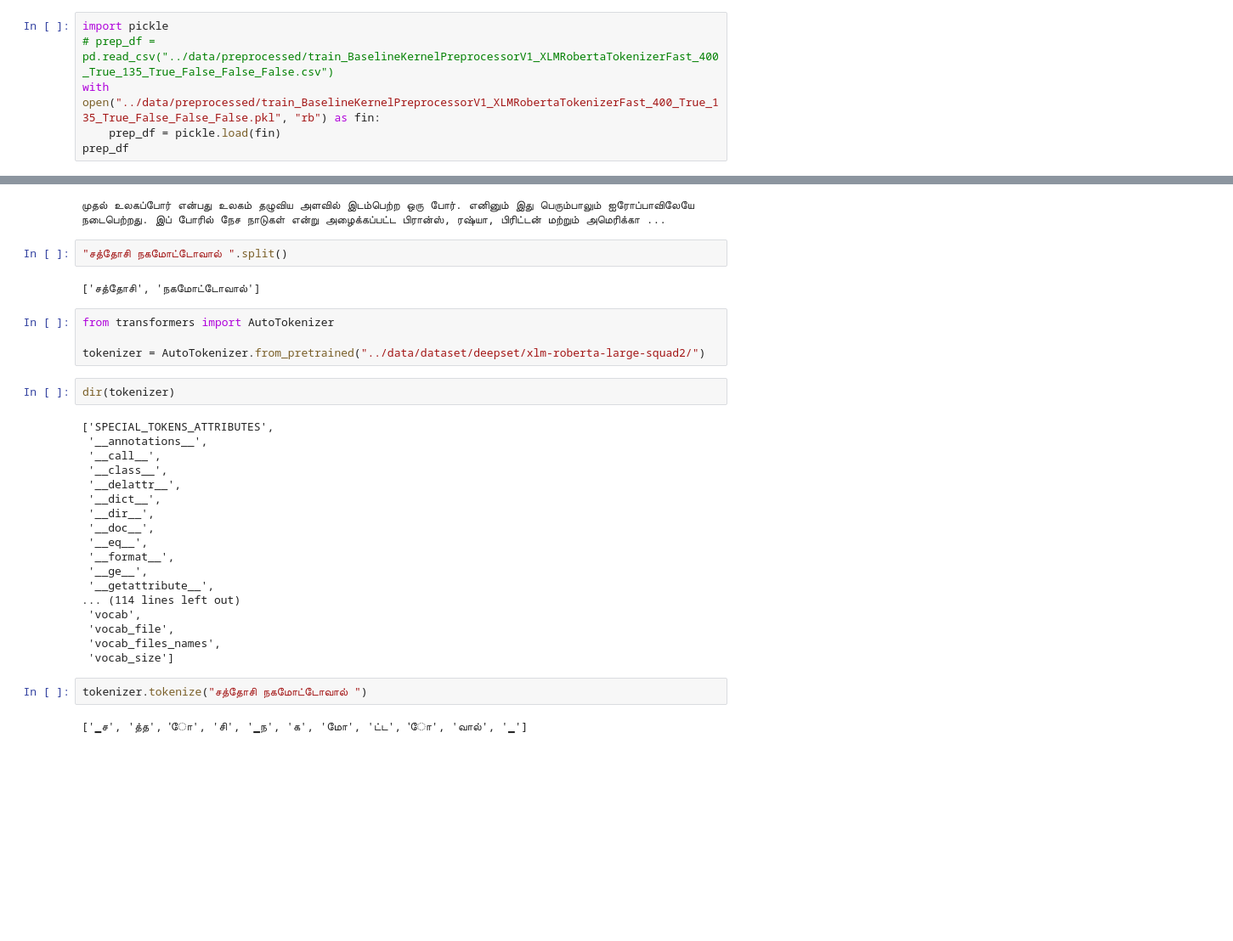
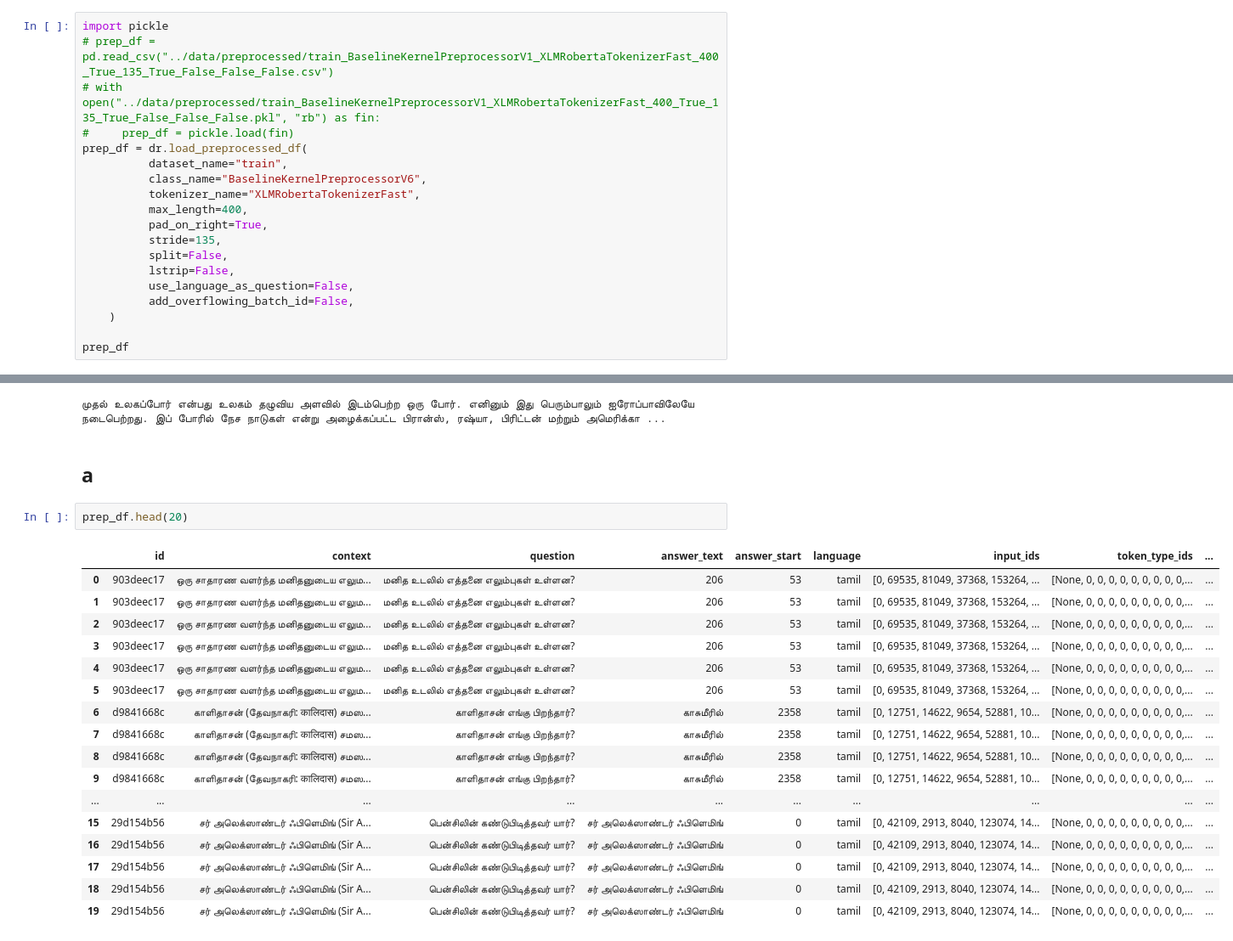
Before and after one commit to guchio3/kaggle-chaii-2021, a Jupyter notebook: notebooks/questionに入っている単語が入ったtextbatchが有効説検証.ipynb, the cells around one changed output, grey strips where cells are left out. Shown at 85% size. Saved outputs shown, nothing was run; the diff lists cells and outputs as text; blank space fills up the shorter version.

```diff
--- a/notebooks/questionに入っている単語が入ったtextbatchが有効説検証.ipynb
+++ b/notebooks/questionに入っている単語が入ったtextbatchが有効説検証.ipynb
@@ -29,7 +29,20 @@ dr = DataRepository(logger=logger, local_root_path="..")
 # %%
 import pickle
 # prep_df = pd.read_csv("../data/preprocessed/train_BaselineKernelPreprocessorV1_XLMRobertaTokenizerFast_400_True_135_True_False_False_False.csv")
-with open("../data/preprocessed/train_BaselineKernelPreprocessorV1_XLMRobertaTokenizerFast_400_True_135_True_False_False_False.pkl", "rb") as fin:
-    prep_df = pickle.load(fin)
+# with open("../data/preprocessed/train_BaselineKernelPreprocessorV1_XLMRobertaTokenizerFast_400_True_135_True_False_False_False.pkl", "rb") as fin:
+#     prep_df = pickle.load(fin)
+prep_df = dr.load_preprocessed_df(
+          dataset_name="train",
+          class_name="BaselineKernelPreprocessorV6",
+          tokenizer_name="XLMRobertaTokenizerFast",
+          max_length=400,
+          pad_on_right=True,
+          stride=135,
+          split=False,
+          lstrip=False,
+          use_language_as_question=False,
+          add_overflowing_batch_id=False,
+    )
+
 prep_df
 # %% [output]
@@ -288,35 +303,25 @@ See the caveats in the documentation: https://pandas.pydata.org/pandas-docs/stab
 print(row["context"])
 # %% [output]
 முதல் உலகப்போர் என்பது உலகம் தழுவிய அளவில் இடம்பெற்ற ஒரு போர். எனினும் இது பெரும்பாலும் ஐரோப்பாவிலேயே நடைபெற்றது. இப் போரில் நேச நாடுகள் என்று அழைக்கப்பட்ட பிரான்ஸ், ரஷ்யா, பிரிட்டன் மற்றும் அமெரிக்கா ...
-# %%
-"சத்தோசி நகமோட்டோவால் ".split()
-# %% [output]
-['சத்தோசி', 'நகமோட்டோவால்']
-# %%
-from transformers import AutoTokenizer
-
-tokenizer = AutoTokenizer.from_pretrained("../data/dataset/deepset/xlm-roberta-large-squad2/")
-# %%
-dir(tokenizer)
-# %% [output]
-['SPECIAL_TOKENS_ATTRIBUTES',
- '__annotations__',
- '__call__',
- '__class__',
- '__delattr__',
- '__dict__',
- '__dir__',
- '__doc__',
- '__eq__',
- '__format__',
- '__ge__',
- '__getattribute__',
-... (114 lines left out)
- 'vocab',
- 'vocab_file',
- 'vocab_files_names',
- 'vocab_size']
-# %%
-tokenizer.tokenize("சத்தோசி நகமோட்டோவால் ")
-# %% [output]
-['▁ச', 'த்த', 'ோ', 'சி', '▁ந', 'க', 'மோ', 'ட்ட', 'ோ', 'வால்', '▁']
+# %% [markdown]
+## a
+# %%
+prep_df.head(20)
+# %% [output]
+|  | id | context | question | answer_text | answer_start | language | input_ids | token_type_ids | ... |
+| 0 | 903deec17 | ஒரு சாதாரண வளர்ந்த மனிதனுடைய எலும... | மனித உடலில் எத்தனை எலும்புகள் உள்ளன? | 206 | 53 | tamil | [0, 69535, 81049, 37368, 153264, ... | [None, 0, 0, 0, 0, 0, 0, 0, 0, 0,... | ... |
+| 1 | 903deec17 | ஒரு சாதாரண வளர்ந்த மனிதனுடைய எலும... | மனித உடலில் எத்தனை எலும்புகள் உள்ளன? | 206 | 53 | tamil | [0, 69535, 81049, 37368, 153264, ... | [None, 0, 0, 0, 0, 0, 0, 0, 0, 0,... | ... |
+| 2 | 903deec17 | ஒரு சாதாரண வளர்ந்த மனிதனுடைய எலும... | மனித உடலில் எத்தனை எலும்புகள் உள்ளன? | 206 | 53 | tamil | [0, 69535, 81049, 37368, 153264, ... | [None, 0, 0, 0, 0, 0, 0, 0, 0, 0,... | ... |
+| 3 | 903deec17 | ஒரு சாதாரண வளர்ந்த மனிதனுடைய எலும... | மனித உடலில் எத்தனை எலும்புகள் உள்ளன? | 206 | 53 | tamil | [0, 69535, 81049, 37368, 153264, ... | [None, 0, 0, 0, 0, 0, 0, 0, 0, 0,... | ... |
+| 4 | 903deec17 | ஒரு சாதாரண வளர்ந்த மனிதனுடைய எலும... | மனித உடலில் எத்தனை எலும்புகள் உள்ளன? | 206 | 53 | tamil | [0, 69535, 81049, 37368, 153264, ... | [None, 0, 0, 0, 0, 0, 0, 0, 0, 0,... | ... |
+| 5 | 903deec17 | ஒரு சாதாரண வளர்ந்த மனிதனுடைய எலும... | மனித உடலில் எத்தனை எலும்புகள் உள்ளன? | 206 | 53 | tamil | [0, 69535, 81049, 37368, 153264, ... | [None, 0, 0, 0, 0, 0, 0, 0, 0, 0,... | ... |
+| 6 | d9841668c | காளிதாசன் (தேவநாகரி: कालिदास) சமஸ... | காளிதாசன் எங்கு பிறந்தார்? | காசுமீரில் | 2358 | tamil | [0, 12751, 14622, 9654, 52881, 10... | [None, 0, 0, 0, 0, 0, 0, 0, 0, 0,... | ... |
+| 7 | d9841668c | காளிதாசன் (தேவநாகரி: कालिदास) சமஸ... | காளிதாசன் எங்கு பிறந்தார்? | காசுமீரில் | 2358 | tamil | [0, 12751, 14622, 9654, 52881, 10... | [None, 0, 0, 0, 0, 0, 0, 0, 0, 0,... | ... |
+| 8 | d9841668c | காளிதாசன் (தேவநாகரி: कालिदास) சமஸ... | காளிதாசன் எங்கு பிறந்தார்? | காசுமீரில் | 2358 | tamil | [0, 12751, 14622, 9654, 52881, 10... | [None, 0, 0, 0, 0, 0, 0, 0, 0, 0,... | ... |
+| 9 | d9841668c | காளிதாசன் (தேவநாகரி: कालिदास) சமஸ... | காளிதாசன் எங்கு பிறந்தார்? | காசுமீரில் | 2358 | tamil | [0, 12751, 14622, 9654, 52881, 10... | [None, 0, 0, 0, 0, 0, 0, 0, 0, 0,... | ... |
+| ... | ... | ... | ... | ... | ... | ... | ... | ... | ... |
+| 15 | 29d154b56 | சர் அலெக்ஸாண்டர் ஃபிளெமிங் (Sir A... | பென்சிலின் கண்டுபிடித்தவர் யார்? | சர் அலெக்ஸாண்டர் ஃபிளெமிங் | 0 | tamil | [0, 42109, 2913, 8040, 123074, 14... | [None, 0, 0, 0, 0, 0, 0, 0, 0, 0,... | ... |
+| 16 | 29d154b56 | சர் அலெக்ஸாண்டர் ஃபிளெமிங் (Sir A... | பென்சிலின் கண்டுபிடித்தவர் யார்? | சர் அலெக்ஸாண்டர் ஃபிளெமிங் | 0 | tamil | [0, 42109, 2913, 8040, 123074, 14... | [None, 0, 0, 0, 0, 0, 0, 0, 0, 0,... | ... |
+| 17 | 29d154b56 | சர் அலெக்ஸாண்டர் ஃபிளெமிங் (Sir A... | பென்சிலின் கண்டுபிடித்தவர் யார்? | சர் அலெக்ஸாண்டர் ஃபிளெமிங் | 0 | tamil | [0, 42109, 2913, 8040, 123074, 14... | [None, 0, 0, 0, 0, 0, 0, 0, 0, 0,... | ... |
+| 18 | 29d154b56 | சர் அலெக்ஸாண்டர் ஃபிளெமிங் (Sir A... | பென்சிலின் கண்டுபிடித்தவர் யார்? | சர் அலெக்ஸாண்டர் ஃபிளெமிங் | 0 | tamil | [0, 42109, 2913, 8040, 123074, 14... | [None, 0, 0, 0, 0, 0, 0, 0, 0, 0,... | ... |
+| 19 | 29d154b56 | சர் அலெக்ஸாண்டர் ஃபிளெமிங் (Sir A... | பென்சிலின் கண்டுபிடித்தவர் யார்? | சர் அலெக்ஸாண்டர் ஃபிளெமிங் | 0 | tamil | [0, 42109, 2913, 8040, 123074, 14... | [None, 0, 0, 0, 0, 0, 0, 0, 0, 0,... | ... |
```
Also changed, not shown: parts of 16 cells of this notebook.
